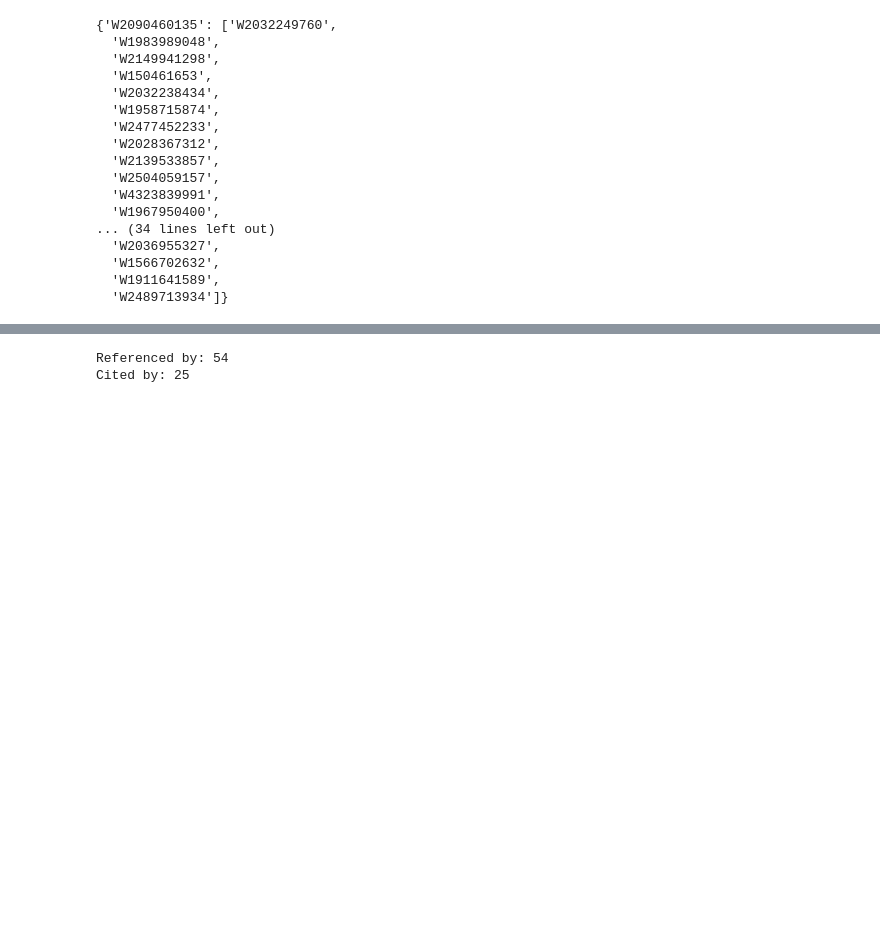
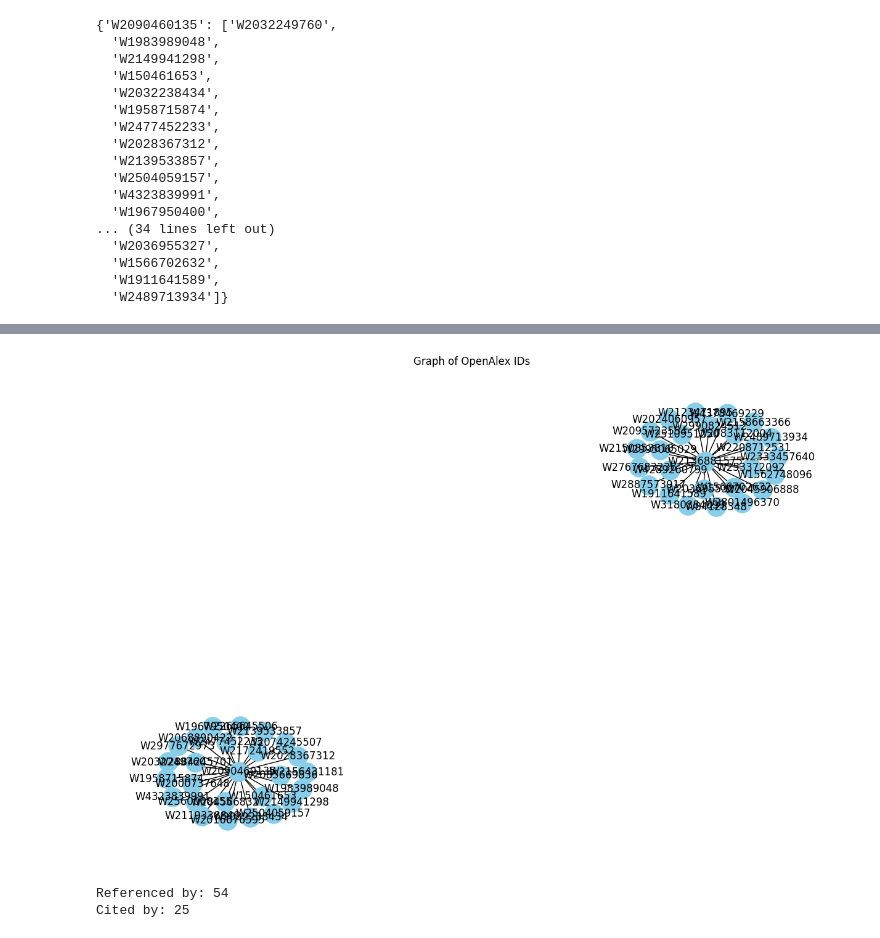
Before and after one commit to darrengarside/DAML_FinalProject, a Jupyter notebook: DAML_finalProject_v1.ipynb, the cells around one changed output, grey strips where cells are left out. Drawn from its saved outputs; the diff is of its cells as text; code cells hidden in the pictures; blank space fills up the shorter version.

```diff
--- a/DAML_finalProject_v1.ipynb
+++ b/DAML_finalProject_v1.ipynb
@@ -371 +454,36 @@ plt.show()
+# %%
+# Does it matter if the graph is directed or undirected?
+import networkx as nx
+import matplotlib.pyplot as plt
+
+# take the two dictionaries and create a graph whose nodes are the dictionary keys and values. create an edge between nodes if the value is associated with a  key
+# Create a directed graph
+# Create a graph
+H = nx.Graph()
+
+# Add nodes and edges for referenced_by_dict
+for key, values in test_referenced_by_dict.items():
+    if not H.has_node(key):
+        H.add_node(key)
+    for value in values:
+        if not H.has_node(value):
+            H.add_node(value)
+        H.add_edge(key, value)
+
+# Add nodes and edges for cited_by_dict
+for key, values in test_cited_by_dict.items():
+    if not H.has_node(key):
+        H.add_node(key)
+    for value in values:
+        if not H.has_node(value):
+           H.add_node(value)
+        H.add_edge(key, value)
+
+# Plot the graph
+plt.figure(figsize=(12, 8))
+nx.draw(H, with_labels=True, node_size=500, node_color="skyblue", pos=nx.spring_layout(H))
+plt.title("Graph of OpenAlex IDs")
+plt.show()
+# %% [output]
+[figure, added]
 # %%
```
Also changed, not shown: parts of 18 cells of this notebook, 4 other files.
